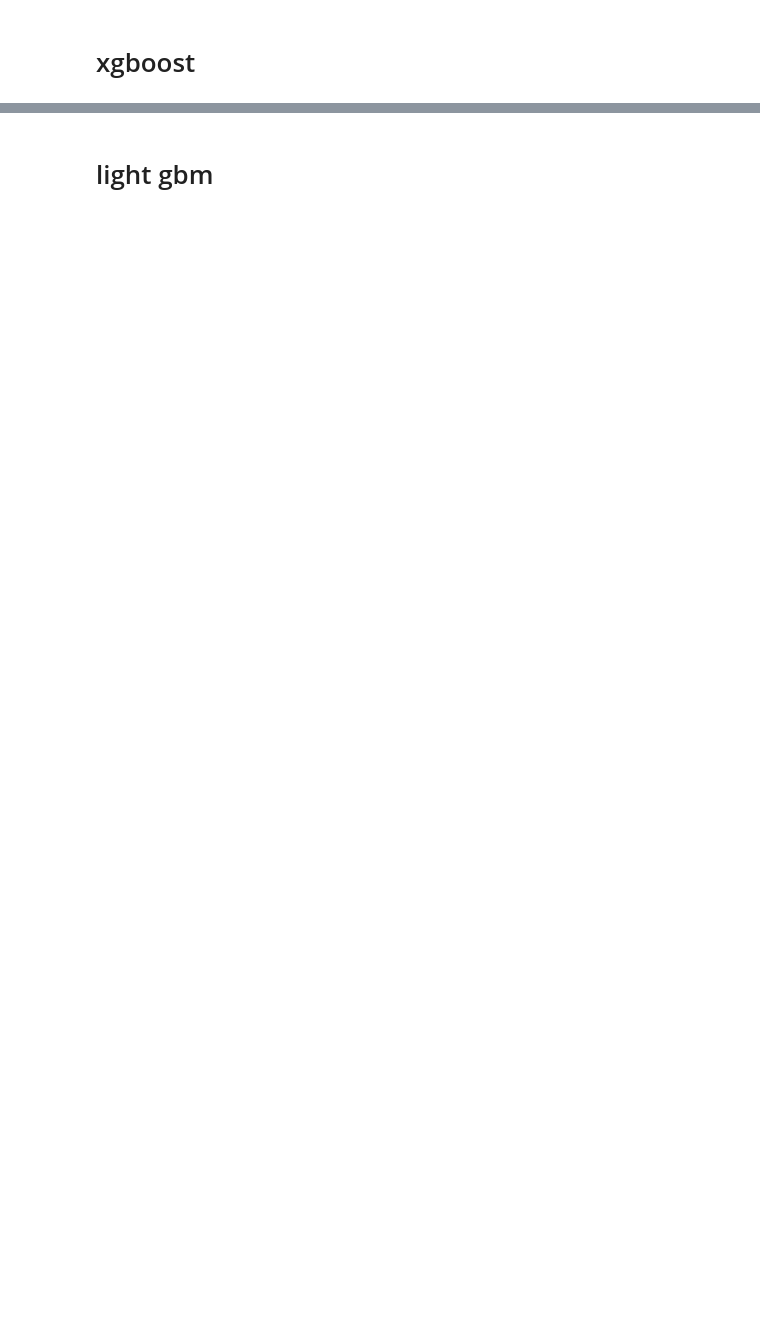
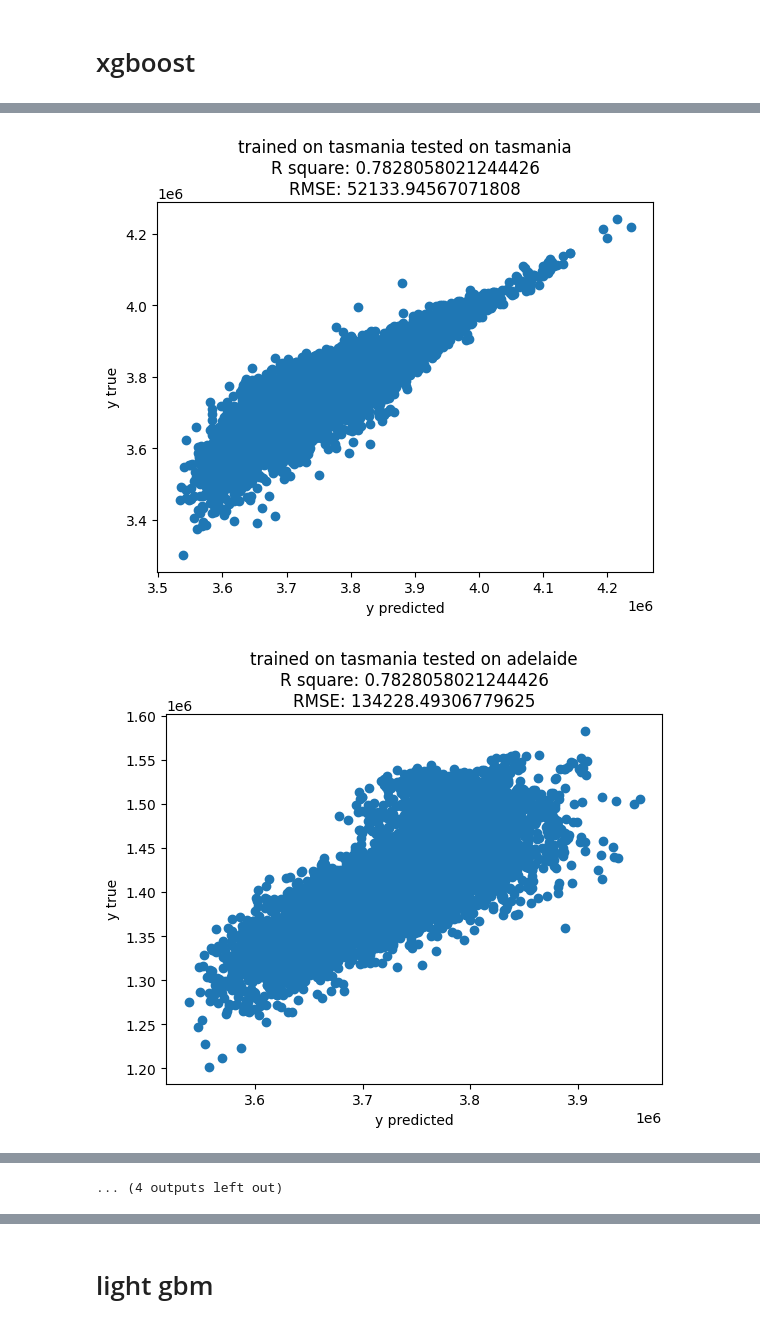
Before and after one commit to piotrksiazek/Introduction-to-data-analysic-University-2022, a Jupyter notebook: Tasmania.ipynb, the cells around one changed output, grey strips where cells are left out. Saved outputs shown, nothing was run; the diff lists cells and outputs as text; code cells hidden in the pictures; blank space fills up the shorter version.

```diff
--- a/Tasmania.ipynb
+++ b/Tasmania.ipynb
@@ -156,0 +159,19 @@ RMSE: 52133.94567071808
+# %%
+for location in locations:
+    for location2 in locations:
+        xgbr = XGBRegressor(verbosity=0, max_depth=7)
+        x_train, x_test, y_train, y_test = train_test_split(location.x, location.y, test_size=0.1, random_state=43)
+        x_train2, x_test2, y_train2, y_test2 = train_test_split(location2.x, location2.y, test_size=0.1, random_state=43)
+        model = xgbr.fit(x_train, y_train)
+        y_predict = model.predict(x_test2)
+
+        location.xgbmodel = model
+
+        plt.figure()
+        plt.scatter(y_predict, y_test2)
+        plt.title(f'trained on {location.name} tested on {location2.name}' + get_metrics(x_test, y_test, y_predict, model))
+        plt.xlabel("y predicted")
+        plt.ylabel("y true")
+# %% [output]
+[figure, added]
+[figure, added]
@@ -156,0 +188 @@ RMSE: 52133.94567071808
+... (4 outputs left out)
```
Also changed, not shown: parts of 18 cells of this notebook.
